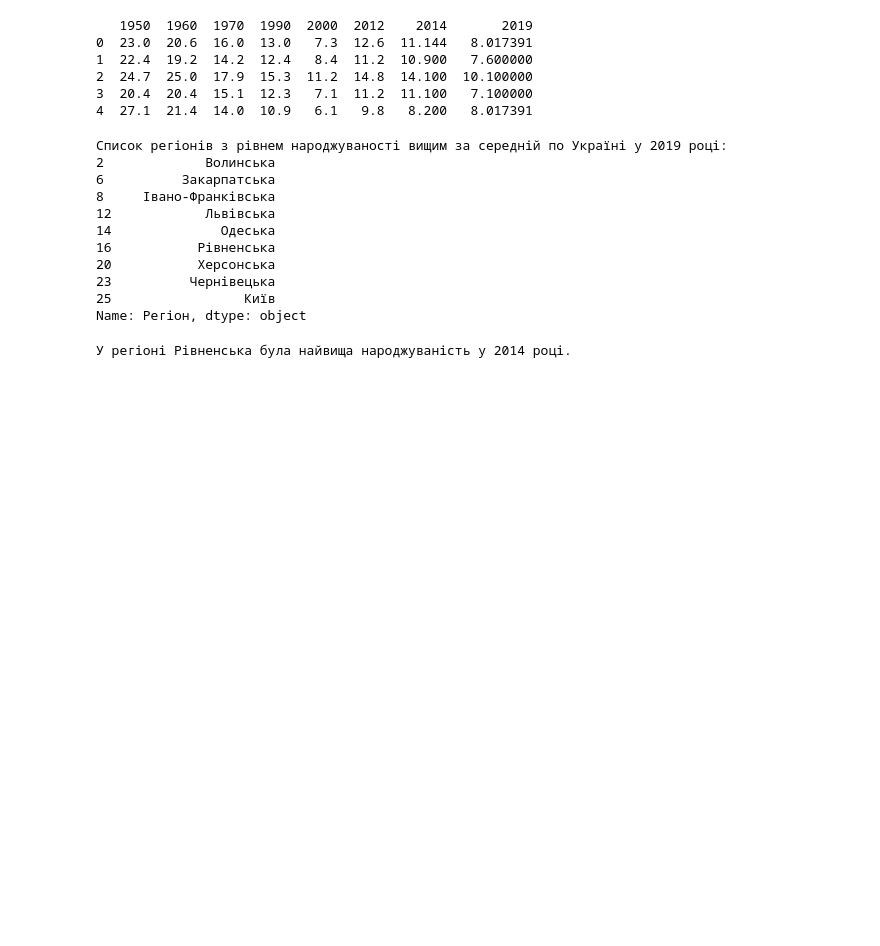
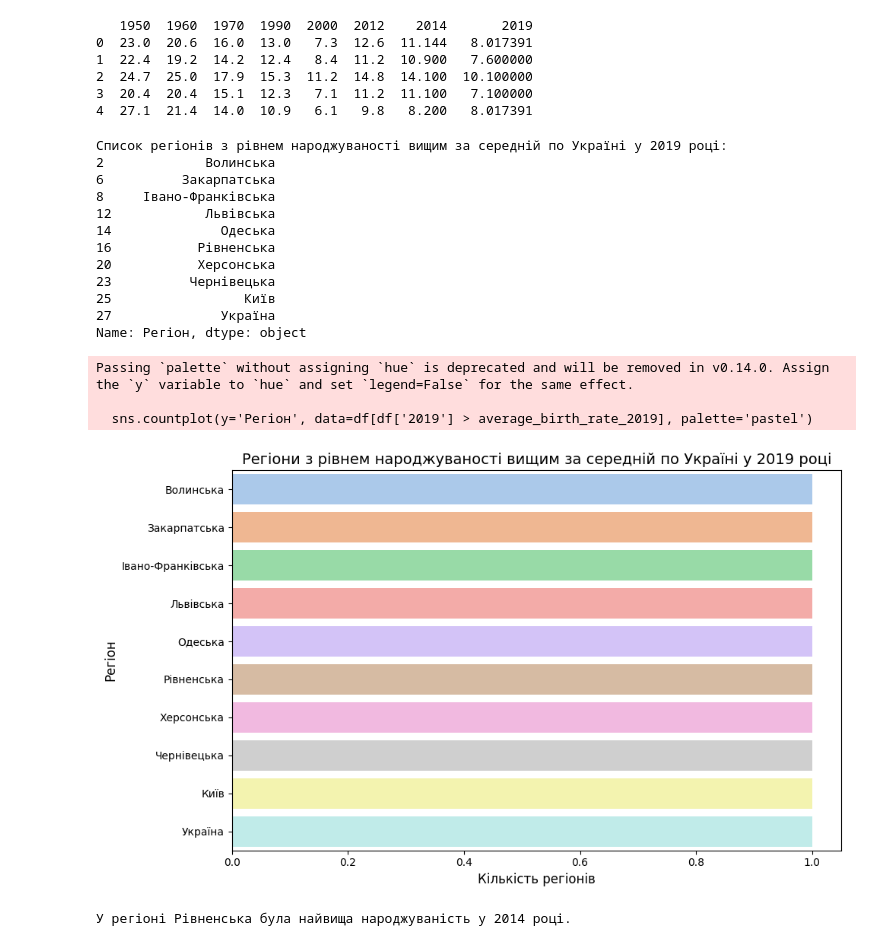
Before and after one commit to Chonna86/Data-Sciens, a Jupyter notebook: HomeWork_2/Hw2.1.ipynb, the cells around one changed output. Saved outputs shown, nothing was run; the diff lists cells and outputs as text; code cells hidden in the pictures; blank space fills up the shorter version.

```diff
--- a/HomeWork_2/Hw2.1.ipynb
+++ b/HomeWork_2/Hw2.1.ipynb
@@ -118,23 +118,41 @@ print(df_except_first_column.head())
 3  20.4  20.4  15.1  12.3   7.1  11.2  11.100   7.100000
 4  27.1  21.4  14.0  10.9   6.1   9.8   8.200   8.017391
 # %%
+import seaborn as sns
+import matplotlib.pyplot as plt
+
 df.iloc[:, 1:] = df.iloc[:, 1:].apply(pd.to_numeric, errors='coerce')
 average_birth_rate_2019 = df['2019'].mean()
 regions_with_higher_birth_rate = df[df['2019'] > average_birth_rate_2019]['Регіон']
 print("Список регіонів з рівнем народжуваності вищим за середній по Україні у 2019 році:")
 print(regions_with_higher_birth_rate)
+
+
+
+plt.figure(figsize=(10, 6))
+sns.countplot(y='Регіон', data=df[df['2019'] > average_birth_rate_2019], palette='pastel')
+plt.title('Регіони з рівнем народжуваності вищим за середній по Україні у 2019 році', fontsize=14)
+plt.xlabel('Кількість регіонів', fontsize=12)
+plt.ylabel('Регіон', fontsize=12)
+plt.tight_layout()
+plt.show()
 # %% [output]
 Список регіонів з рівнем народжуваності вищим за середній по Україні у 2019 році:
 2             Волинська
 6          Закарпатська
 8     Івано-Франківська
 12            Львівська
 14              Одеська
 16           Рівненська
 20           Херсонська
 23          Чернівецька
 25                 Київ
+27              Україна
 Name: Регіон, dtype: object
+Passing `palette` without assigning `hue` is deprecated and will be removed in v0.14.0. Assign the `y` variable to `hue` and set `legend=False` for the same effect.
+
+  sns.countplot(y='Регіон', data=df[df['2019'] > average_birth_rate_2019], palette='pastel')
+[figure, added]
 # %%
 df.iloc[:, 1:] = df.iloc[:, 1:].apply(pd.to_numeric, errors='coerce')
 region_with_highest_birth_rate_2014 = df.loc[df['2014'].idxmax(), 'Регіон']
```
Also changed, not shown: parts of 2 cells of this notebook, 3 other files.
